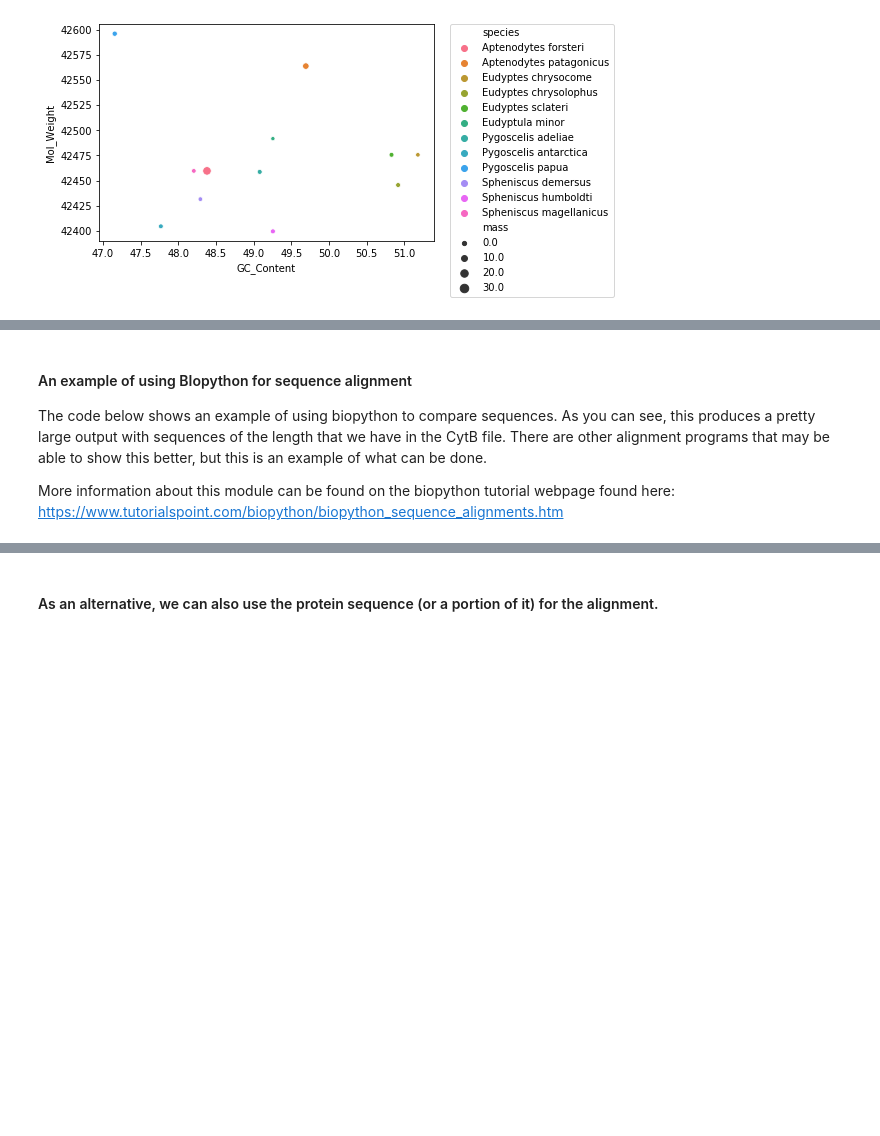
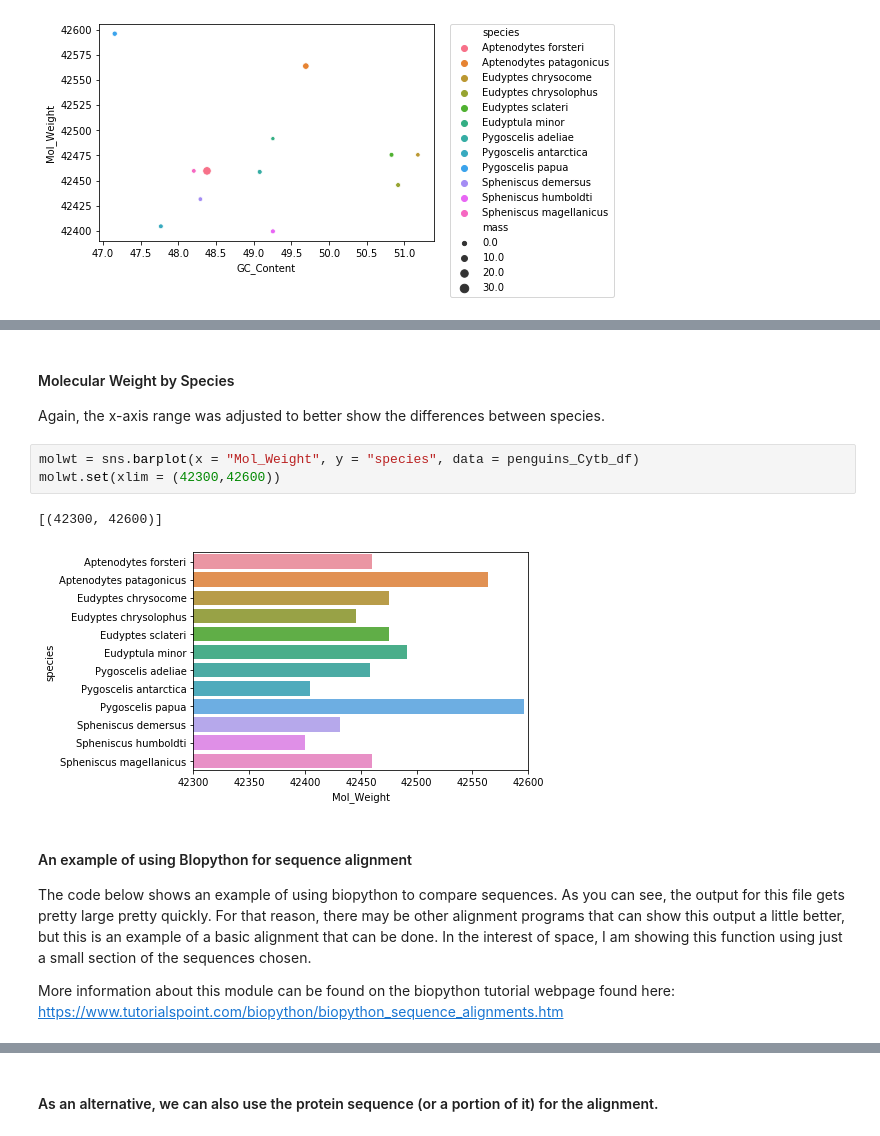
Before and after one commit to apollpeter/BCB546_Python_Project, a Jupyter notebook: Python_Project.ipynb, the cells around one changed output, grey strips where cells are left out. Cells and saved outputs as stored; diff of their text form; blank space fills up the shorter version.

```diff
--- a/Python_Project.ipynb
+++ b/Python_Project.ipynb
@@ -304,6 +312,15 @@ molwt_gc.legend(bbox_to_anchor=(1.05, 1), loc=2, borderaxespad=0.)
+# %% [markdown]
+#### Molecular Weight by Species
+Again, the x-axis range was adjusted to better show the differences between species.
+# %%
+molwt = sns.barplot(x = "Mol_Weight", y = "species", data = penguins_Cytb_df)
+molwt.set(xlim = (42300,42600))
+# %% [output]
+[(42300, 42600)]
+[figure, added]
 # %% [markdown]
 #### An example of using BIopython for sequence alignment
-The code below shows an example of using biopython to compare sequences.  As you can see, this produces a pretty large output with sequences of the length that we have in the CytB file.  There are other alignment programs that may be able to show this better, but this is an example of what can be done.
+The code below shows an example of using biopython to compare sequences.  As you can see, the output for this file gets pretty large pretty quickly.  For that reason, there may be other alignment programs that can show this output a little better, but this is an example of a basic alignment that can be done.  In the interest of space, I am showing this function using just a small section of the sequences chosen.
 
 More information about this module can be found on the biopython tutorial webpage found here:
 https://www.tutorialspoint.com/biopython/biopython_sequence_alignments.htm
```
Also changed, not shown: parts of 18 cells of this notebook.
